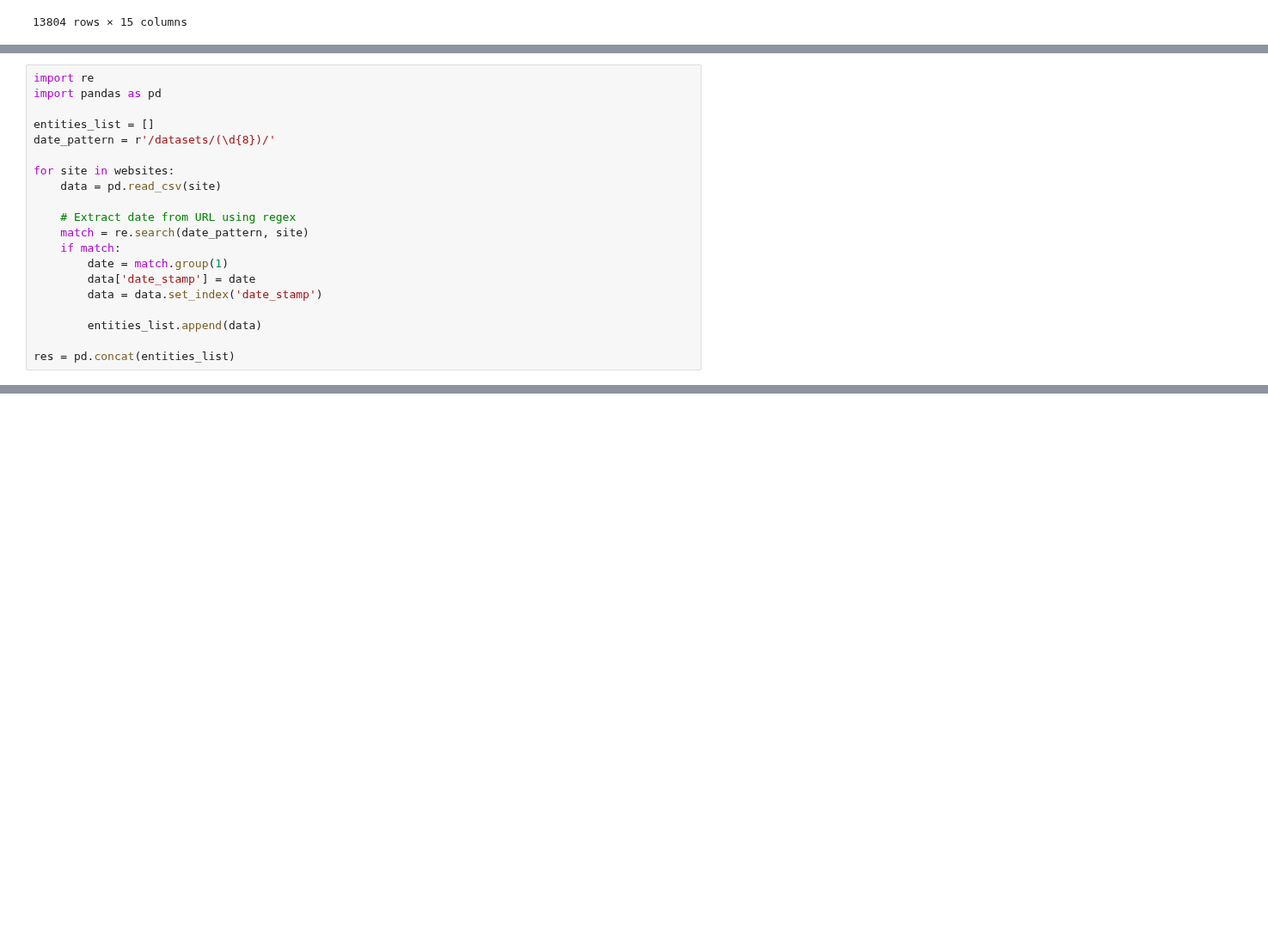
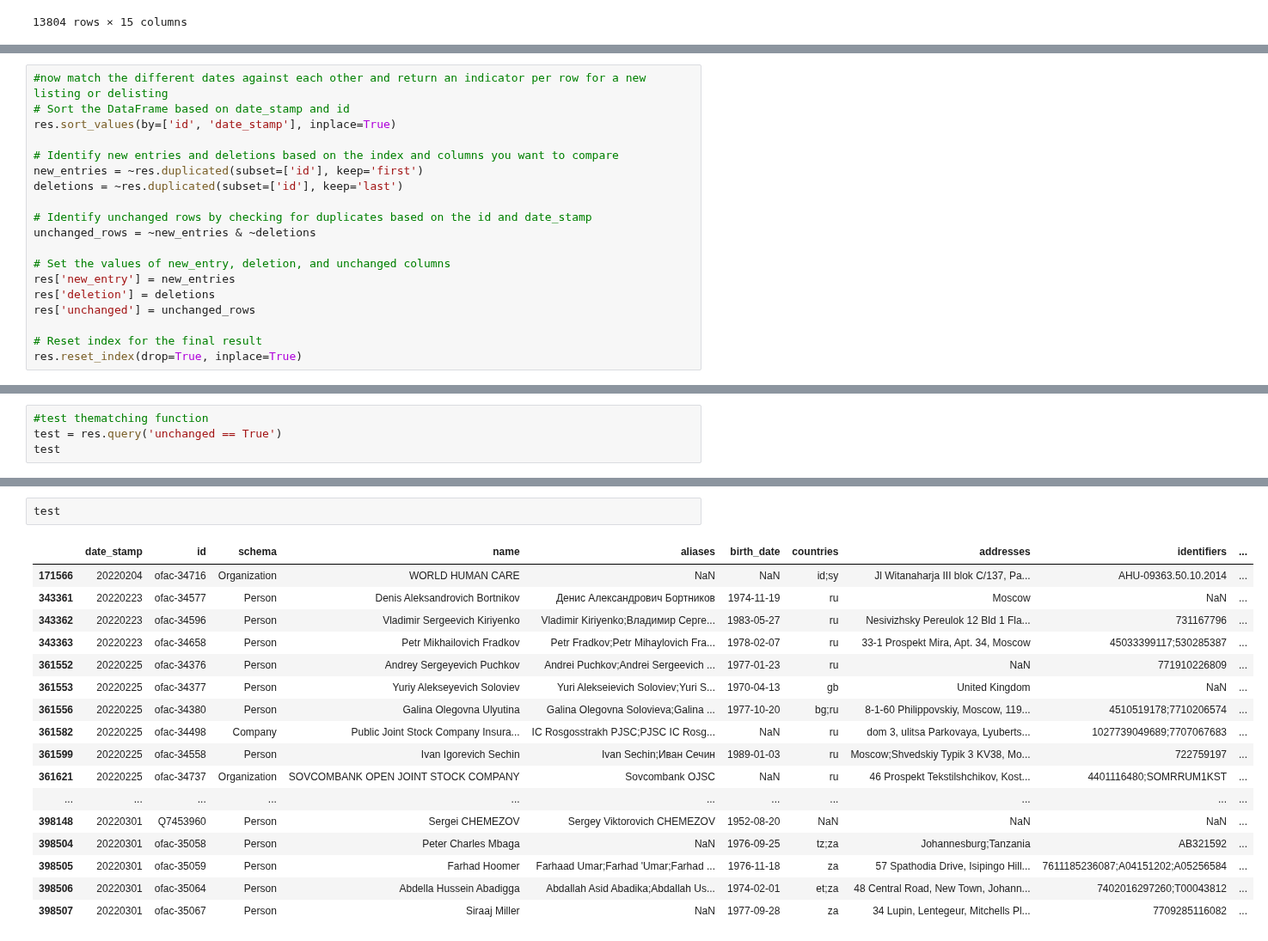
Before and after one commit to NatStrom/INSA, a Jupyter notebook: Opensantions_simplified.ipynb, the cells around one changed output, grey strips where cells are left out. Shown at 86% size. Drawn from its saved outputs; the diff is of its cells as text; blank space fills up the shorter version.

Commit message:
updates in code
match function added for simplified version

```diff
--- a/Opensantions_simplified.ipynb
+++ b/Opensantions_simplified.ipynb
@@ -49,20 +54,0 @@ print(websites)
-# %%
-import re
-import pandas as pd
-
-entities_list = []
-date_pattern = r'/datasets/(\d{8})/'
-
-for site in websites:
-    data = pd.read_csv(site)
-
-    # Extract date from URL using regex
-    match = re.search(date_pattern, site)
-    if match:
-        date = match.group(1)
-        data['date_stamp'] = date
-        data = data.set_index('date_stamp')
-
-        entities_list.append(data)
-
-res = pd.concat(entities_list)
@@ -104,0 +95,19 @@ res
+# %%
+#now match the different dates against each other and return an indicator per row for a new listing or delisting
+# Sort the DataFrame based on date_stamp and id
+res.sort_values(by=['id', 'date_stamp'], inplace=True)
+
+# Identify new entries and deletions based on the index and columns you want to compare
+new_entries = ~res.duplicated(subset=['id'], keep='first')
+deletions = ~res.duplicated(subset=['id'], keep='last')
+
+# Identify unchanged rows by checking for duplicates based on the id and date_stamp
+unchanged_rows = ~new_entries & ~deletions
+
+# Set the values of new_entry, deletion, and unchanged columns
+res['new_entry'] = new_entries
+res['deletion'] = deletions
+res['unchanged'] = unchanged_rows
+
+# Reset index for the final result
+res.reset_index(drop=True, inplace=True)
@@ -104,0 +130,4 @@ res
+# %%
+#test thematching function
+test = res.query('unchanged == True')
+test
@@ -104,0 +148,20 @@ res
+# %%
+test
+# %% [output]
+|  | date_stamp | id | schema | name | aliases | birth_date | countries | addresses | identifiers | ... |
+| 171566 | 20220204 | ofac-34716 | Organization | WORLD HUMAN CARE | NaN | NaN | id;sy | Jl Witanaharja III blok C/137, Pa... | AHU-09363.50.10.2014 | ... |
+| 343361 | 20220223 | ofac-34577 | Person | Denis Aleksandrovich Bortnikov | Денис Александрович Бортников | 1974-11-19 | ru | Moscow | NaN | ... |
+| 343362 | 20220223 | ofac-34596 | Person | Vladimir Sergeevich Kiriyenko | Vladimir Kiriyenko;Владимир Серге... | 1983-05-27 | ru | Nesivizhsky Pereulok 12 Bld 1 Fla... | 731167796 | ... |
+| 343363 | 20220223 | ofac-34658 | Person | Petr Mikhailovich Fradkov | Petr Fradkov;Petr Mihaylovich Fra... | 1978-02-07 | ru | 33-1 Prospekt Mira, Apt. 34, Moscow | 45033399117;530285387 | ... |
+| 361552 | 20220225 | ofac-34376 | Person | Andrey Sergeyevich Puchkov | Andrei Puchkov;Andrei Sergeevich ... | 1977-01-23 | ru | NaN | 771910226809 | ... |
+| 361553 | 20220225 | ofac-34377 | Person | Yuriy Alekseyevich Soloviev | Yuri Alekseievich Soloviev;Yuri S... | 1970-04-13 | gb | United Kingdom | NaN | ... |
+| 361556 | 20220225 | ofac-34380 | Person | Galina Olegovna Ulyutina | Galina Olegovna Solovieva;Galina ... | 1977-10-20 | bg;ru | 8-1-60 Philippovskiy, Moscow, 119... | 4510519178;7710206574 | ... |
+| 361582 | 20220225 | ofac-34498 | Company | Public Joint Stock Company Insura... | IC Rosgosstrakh PJSC;PJSC IC Rosg... | NaN | ru | dom 3, ulitsa Parkovaya, Lyuberts... | 1027739049689;7707067683 | ... |
+| 361599 | 20220225 | ofac-34558 | Person | Ivan Igorevich Sechin | Ivan Sechin;Иван Сечин | 1989-01-03 | ru | Moscow;Shvedskiy Typik 3 KV38, Mo... | 722759197 | ... |
+| 361621 | 20220225 | ofac-34737 | Organization | SOVCOMBANK OPEN JOINT STOCK COMPANY | Sovcombank OJSC | NaN | ru | 46 Prospekt Tekstilshchikov, Kost... | 4401116480;SOMRRUM1KST | ... |
+| ... | ... | ... | ... | ... | ... | ... | ... | ... | ... | ... |
+| 398148 | 20220301 | Q7453960 | Person | Sergei CHEMEZOV | Sergey Viktorovich CHEMEZOV | 1952-08-20 | NaN | NaN | NaN | ... |
+| 398504 | 20220301 | ofac-35058 | Person | Peter Charles Mbaga | NaN | 1976-09-25 | tz;za | Johannesburg;Tanzania | AB321592 | ... |
+| 398505 | 20220301 | ofac-35059 | Person | Farhad Hoomer | Farhaad Umar;Farhad 'Umar;Farhad ... | 1976-11-18 | za | 57 Spathodia Drive, Isipingo Hill... | 7611185236087;A04151202;A05256584 | ... |
+| 398506 | 20220301 | ofac-35064 | Person | Abdella Hussein Abadigga | Abdallah Asid Abadika;Abdallah Us... | 1974-02-01 | et;za | 48 Central Road, New Town, Johann... | 7402016297260;T00043812 | ... |
+| 398507 | 20220301 | ofac-35067 | Person | Siraaj Miller | NaN | 1977-09-28 | za | 34 Lupin, Lentegeur, Mitchells Pl... | 7709285116082 | ... |
```
Also changed, not shown: parts of 11 cells of this notebook.
